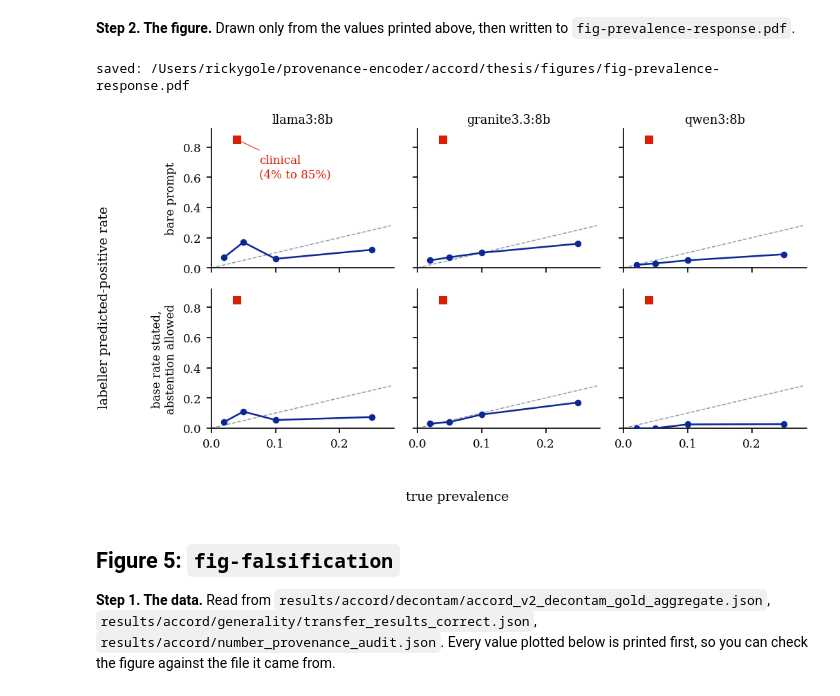
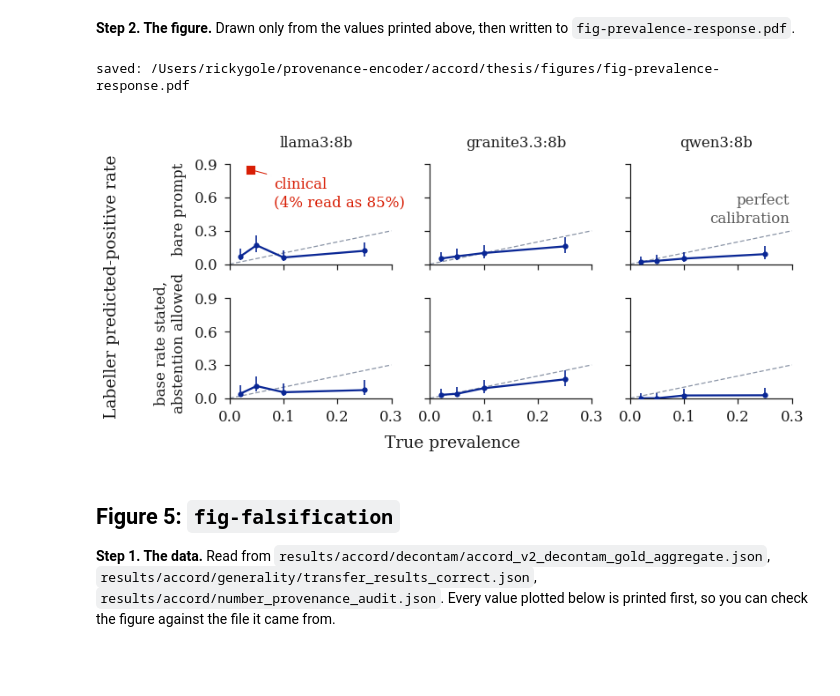
Before and after one commit to Rickygole/provenance-encoder, a Jupyter notebook: accord/thesis/figures/Thesis_Figures_PerFigure.ipynb, the cells around one changed output. Cells and saved outputs as stored; diff of their text form; code cells hidden in the pictures; blank space fills up the shorter version.

```diff
--- a/accord/thesis/figures/Thesis_Figures_PerFigure.ipynb
+++ b/accord/thesis/figures/Thesis_Figures_PerFigure.ipynb
@@ -400,7 +561,7 @@ p_intervals = os.path.join(RESULTS_ACCORD, "stats", "intervals.json")
 d_intervals = json.load(open(p_intervals))
 mcc = d_intervals["E2_mcc_intervals"]
 order = ["gpt4o_zeroshot", "gpt4o_fewshot", "accord_binary_at_0.5_253core", "llama_baseline"]
-labels = ["GPT-4o\nz.s.", "GPT-4o\nf.s.", "ACCORD", "Llama 3\n8B"]
+labels = ["GPT-4o zero-shot", "GPT-4o few-shot", "ACCORD (contam.)", "Llama 3 8B"]
 
 p_c28 = os.path.join(RESULTS_ACCORD, "reconciliation_c28.json")
 d_c28 = json.load(open(p_c28))
@@ -415,9 +576,12 @@ def wilson_ci(k, n, z=1.959963984540054):
     denom = 1 + z ** 2 / n
     centre = p + z ** 2 / (2 * n)
     adj = z * np.sqrt(p * (1 - p) / n + z ** 2 / (4 * n ** 2))
-    lo = (centre - adj) / denom
-    hi = (centre + adj) / denom
-    return (max(0.0, lo), min(1.0, hi))
+    # Clamped to [0, 1] and to the estimate itself, identically to the helper in
+    # the setup cell: at k = 0 the exact lower bound is 0 and the arithmetic
+    # lands a few parts in 10^18 either side of it.
+    lo = min(p, max(0.0, (centre - adj) / denom))
+    hi = max(p, min(1.0, (centre + adj) / denom))
+    return (lo, hi)
 
 print("fig-intro-headline: values plotted")
 print(f"  weak-label positive rate, train pool     : {weak_pos}/{weak_n} = {weak_rate:.4f}")
@@ -635,44 +855,64 @@ abstention allowed  : {'0.02': 0.0, '0.05': 0.0, '0.1': 0.025, '0.25': 0.0266666
 # %% [markdown]
 **Step 2. The figure.** Drawn only from the values printed above, then written to `fig-prevalence-response.pdf`.
 # %%
-fig, axes = plt.subplots(2, 3, figsize=(7.0, 4.0), sharex=True, sharey=True)
+fig, axes = plt.subplots(2, 3, figsize=(FIGW, 2.60), sharex=True, sharey=True)
+canvas(fig)
+fig.subplots_adjust(left=0.185, right=0.995, top=0.885, bottom=0.175,
+                    wspace=0.16, hspace=0.22)
 for r, pr in enumerate(prompts):
     for c, m in enumerate(models):
         ax = axes[r, c]
-        xs, ys = [], []
+        xs, ys, lo, hi = [], [], [], []
         for p in ["0.02", "0.05", "0.1", "0.25"]:
             e = d_sweep["results"][m][pr].get(p)
-            if e:
-                xs.append(float(p))
-                ys.append(e["positive_rate_of_decided"])
-        ax.plot([0, .28], [0, .28], ls="--", lw=.7, color=DEAD, zorder=1)
-        ax.plot(xs, ys, "-o", color=DARK, ms=3.6, lw=1.2, zorder=3)
-        ax.plot([clinical_x], [clinical_y], "s", color=RED, ms=5, zorder=4)
+            if not e:
+                continue
+            xs.append(float(p)); ys.append(e["positive_rate_of_decided"])
+            # The sweep commits both counts behind every rate, so the interval
+            # is a closed-form Wilson score interval on those counts: no
+            # resampling, no simulation, nothing invented. A rate printed on
+            # 100 decisions without one invites the reader to read a two-point
+            # wobble as a response to prevalence.
+            a, b = wilson_ci(e["n_contradiction"], e["n_decided"])
+            lo.append(a); hi.append(b)
+        ax.plot([0, .30], [0, .30], **CHANCE_STYLE)
+        ax.errorbar(xs, ys, yerr=[[y - a for y, a in zip(ys, lo)],
+                                  [b - y for y, b in zip(ys, hi)]],
+                    fmt="-o", color=BLUE, ms=3.0, lw=1.1, zorder=3,
+                    markeredgewidth=0, ecolor=BLUE, elinewidth=0.8,
+                    capthick=0.8, capsize=2.0)
+        # The clinical operating point is the claim this whole grid is drawn
+        # against, so it is the one accented mark, and it appears once. Six
+        # copies of one anchor read as six separate findings and put a scarlet
+        # square in every panel.
         if r == 0 and c == 0:
-            ax.annotate(f"clinical\n({clinical_x * 100:.0f}% to {clinical_y * 100:.0f}%)",
-                         (clinical_x, clinical_y), xytext=(0.075, 0.60),
-                         fontsize=8.0, color=RED, linespacing=1.25,
-                         arrowprops=dict(arrowstyle="-", lw=.5, color=RED))
-        ax.set_xlim(0, .285)
-        ax.set_ylim(0, .92)
+            ax.plot([clinical_x], [clinical_y], "s", color=SCARLET, ms=3.6, zorder=4)
+            ax.annotate(f"clinical\n({clinical_x * 100:.0f}% read as {clinical_y * 100:.0f}%)",
+                        (clinical_x, clinical_y), xytext=(0.082, 0.52),
+                        fontsize=8.0, color=SCARLET, linespacing=1.25,
+                        arrowprops=dict(arrowstyle="-", lw=.5, color=SCARLET))
+        if r == 0 and c == 2:
+            ax.text(0.295, 0.34, "perfect\ncalibration", fontsize=8.0, color=MUTE,
+                    ha="right", va="bottom", linespacing=1.25)
+        # Bounds and ticks run past every mark and every cap, so nothing on the
+        # grid hangs off the end of the scale it is measured on.
+        ax.set_xlim(0, .32); ax.set_ylim(0, .99)
+        ax.set_xticks([0, 0.1, 0.2, 0.3]); ax.set_yticks([0, 0.3, 0.6, 0.9])
         # Panel heading, not a figure title: it names which labeller this column is.
-        if r == 0:
-            ax.set_title(m, fontsize=8.5, pad=4)
-        if c == 0:
-            ax.set_ylabel(prompt_label[pr], fontsize=8.0, linespacing=1.3)
+        if r == 0: ax.set_title(m, fontsize=8.0, pad=4)
+        if c == 0: ax.set_ylabel(prompt_label[pr], fontsize=8.0, linespacing=1.3)
         ax.tick_params(labelsize=8)
-fig.supxlabel("true prevalence", fontsize=9.0, y=0.028)
-fig.supylabel("labeller predicted-positive rate", fontsize=9.0, x=0.005)
+        lean(ax, xbounds=(0, 0.30), ybounds=(0, 0.9))
+fig.supxlabel("True prevalence", fontsize=9.0, y=0.020)
+fig.supylabel("Labeller predicted-positive rate", fontsize=9.0, x=0.008)
 if SHOW_INFIGURE_TITLES: fig.suptitle("The labeller under-responds to prevalence, but nowhere near the clinical shift",
-              fontsize=9.5, x=0.02, ha="left", y=0.99)
-if SHOW_INFIGURE_NOTES: fig.text(0.02, 0.925, "dashed: perfect calibration", fontsize=8.0, color="0.4")
-fig.tight_layout(rect=[0.022, 0.058, 1, 1])
+             fontsize=9.5, x=0.02, ha="left", y=0.99)
 
 save_fig(fig, "fig-prevalence-response.pdf")
 plt.show()
 # %% [output]
 saved: /Users/rickygole/provenance-encoder/accord/thesis/figures/fig-prevalence-response.pdf
-[figure, old version]
+[figure, new version]
 # %% [markdown]
 ## Figure 5: `fig-falsification`
 
```
Also changed, not shown: parts of 20 cells of this notebook, 30 other files.
